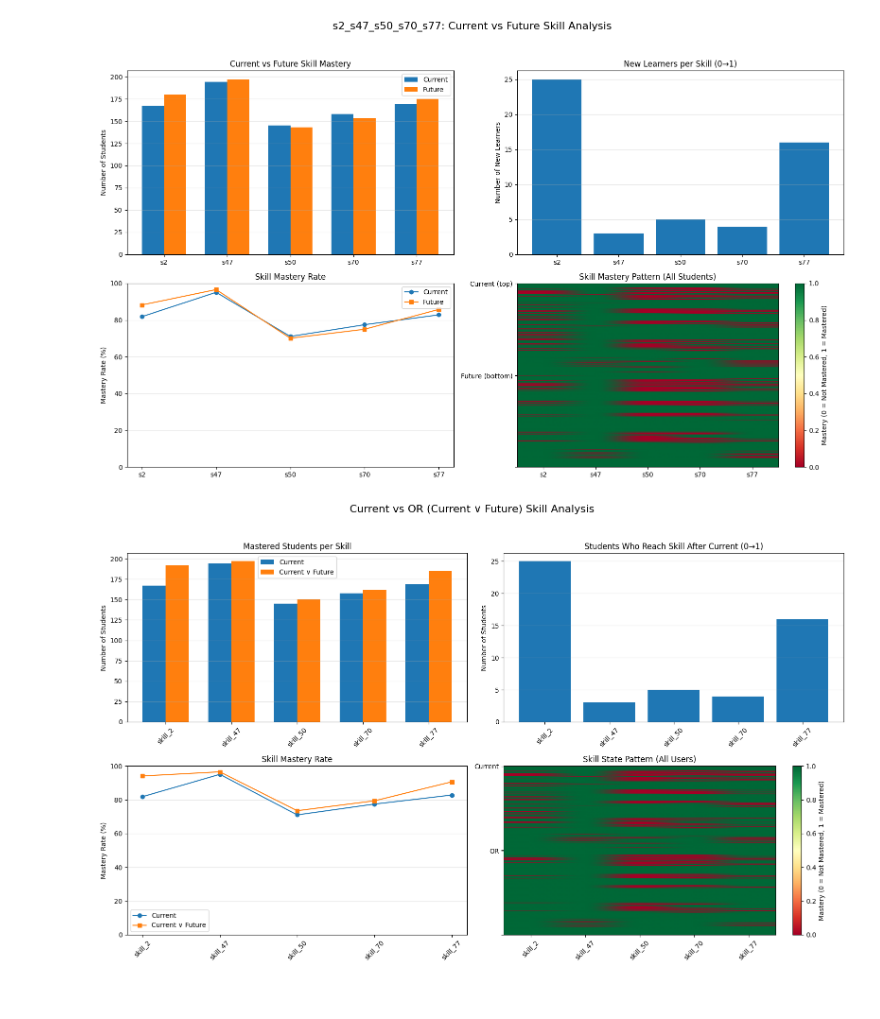
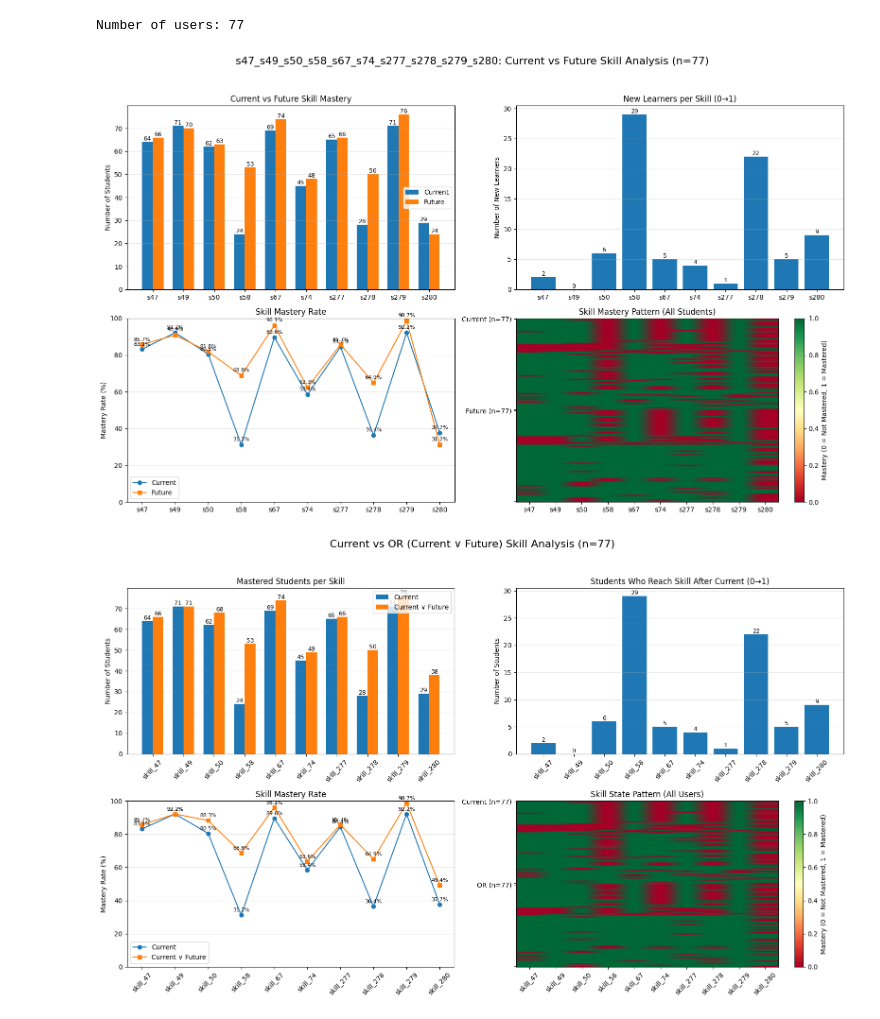
Before and after one commit to ryosukeaaaaa/master_research, a Jupyter notebook: notebooks/assistments_2009_2010/first_all_skillstate_estimate.ipynb, the cells around one changed output. Cells and saved outputs as stored; diff of their text form; code cells hidden in the pictures.

```diff
--- a/notebooks/assistments_2009_2010/first_all_skillstate_estimate.ipynb
+++ b/notebooks/assistments_2009_2010/first_all_skillstate_estimate.ipynb
@@ -3,7 +3,7 @@ from pathlib import Path
 import pandas as pd
 
 # === ここだけ変更すればOK ===
-target_skills = [2, 47, 50, 70, 77]
+target_skills = [47, 49, 50, 58, 67, 74, 277, 278, 279, 280]
 # ===========================
 
 base_dir = Path("../../data/processed/assistments_2009_2010/first_all_dina_estimation")
@@ -56,6 +57,7 @@ skills = sorted(set(target_skills))
 skill_labels = [f"s{s}" for s in skills]
 x = np.arange(len(skills))
 n_users = len(df)
+print("Number of users:", n_users)
 
 # ===== 集計 =====
 cur_counts = np.array([df[f"skill_{s}_cur"].sum() for s in skills])
@@ -78,14 +80,14 @@ heatmap_data = np.vstack([
 # ===== 図作成 =====
 fig, axes = plt.subplots(2, 2, figsize=(16, 10))
 fig.suptitle(
-    f"{'_'.join(skill_labels)}: Current vs Future Skill Analysis",
+    f"{'_'.join(skill_labels)}: Current vs Future Skill Analysis (n={n_users})",
     fontsize=16
 )
 
 # ---- (1) 習得人数（Current vs Future）----
 width = 0.35
-axes[0, 0].bar(x - width/2, cur_counts, width, label="Current")
-axes[0, 0].bar(x + width/2, fut_counts, width, label="Future")
+bars1 = axes[0, 0].bar(x - width/2, cur_counts, width, label="Current")
+bars2 = axes[0, 0].bar(x + width/2, fut_counts, width, label="Future")
 axes[0, 0].set_xticks(x)
 axes[0, 0].set_xticklabels(skill_labels)
 axes[0, 0].set_ylabel("Number of Students")
@@ -93,13 +95,32 @@ axes[0, 0].set_title("Current vs Future Skill Mastery")
 axes[0, 0].legend()
 axes[0, 0].grid(axis="y", alpha=0.3)
 
+# 数値ラベルを追加
+for bar in bars1:
+    height = bar.get_height()
+    axes[0, 0].text(bar.get_x() + bar.get_width()/2., height,
+                    f'{int(height)}',
+                    ha='center', va='bottom', fontsize=9)
+for bar in bars2:
+    height = bar.get_height()
+    axes[0, 0].text(bar.get_x() + bar.get_width()/2., height,
+                    f'{int(height)}',
+                    ha='center', va='bottom', fontsize=9)
+
 # ---- (2) 新規習得者数（0→1）----
-axes[0, 1].bar(x, new_learners)
+bars3 = axes[0, 1].bar(x, new_learners)
 axes[0, 1].set_xticks(x)
 axes[0, 1].set_xticklabels(skill_labels)
 axes[0, 1].set_ylabel("Number of New Learners")
 axes[0, 1].set_title("New Learners per Skill (0→1)")
 axes[0, 1].grid(axis="y", alpha=0.3)
+
+# 数値ラベルを追加
+for bar in bars3:
+    height = bar.get_height()
+    axes[0, 1].text(bar.get_x() + bar.get_width()/2., height,
+                    f'{int(height)}',
+                    ha='center', va='bottom', fontsize=9)
 
 # ---- (3) 習得率（％）----
 axes[1, 0].plot(x, cur_rate, marker="o", label="Current")
@@ -112,6 +133,11 @@ axes[1, 0].set_title("Skill Mastery Rate")
 axes[1, 0].legend()
 axes[1, 0].grid(axis="y", alpha=0.3)
 
+# パーセンテージラベルを追加
+for i, (cr, fr) in enumerate(zip(cur_rate, fut_rate)):
+    axes[1, 0].text(i, cr + 2, f'{cr:.1f}%', ha='center', fontsize=8)
+    axes[1, 0].text(i, fr + 2, f'{fr:.1f}%', ha='center', fontsize=8)
+
 # ---- (4) スキル状態ヒートマップ（サンプル表示）----
 im = axes[1, 1].imshow(
     heatmap_data,
@@ -123,7 +149,7 @@ im = axes[1, 1].imshow(
 axes[1, 1].set_xticks(np.arange(len(skills)))
 axes[1, 1].set_xticklabels(skill_labels)
 axes[1, 1].set_yticks([0, n_users - 1, n_users, 2*n_users - 1])
-axes[1, 1].set_yticklabels(["Current (top)", "", "Future (bottom)", ""])
+axes[1, 1].set_yticklabels([f"Current (n={n_users})", "", f"Future (n={n_users})", ""])
 axes[1, 1].set_title("Skill Mastery Pattern (All Students)")
 
 cbar = fig.colorbar(im, ax=axes[1, 1])
@@ -132,7 +158,8 @@ cbar.set_label("Mastery (0 = Not Mastered, 1 = Mastered)")
 plt.tight_layout(rect=[0, 0, 1, 0.95])
 plt.show()
 # %% [output]
+Number of users: 77
-[figure, old version]
+[figure, new version]
 # %%
 import numpy as np
 import pandas as pd
@@ -171,12 +198,13 @@ heatmap_data = np.vstack([
 
 # ===== 可視化 =====
 fig, axes = plt.subplots(2, 2, figsize=(16, 10))
-fig.suptitle("Current vs OR (Current ∨ Future) Skill Analysis", fontsize=16)
+fig.suptitle(f"Current vs OR (Current ∨ Future) Skill Analysis (n={n_users})", fontsize=16)
+
 
 # (1) 習得人数
 width = 0.35
-axes[0, 0].bar(x - width/2, cur_counts, width, label="Current")
-axes[0, 0].bar(x + width/2, or_counts,  width, label="Current ∨ Future")
+bars1 = axes[0, 0].bar(x - width/2, cur_counts, width, label="Current")
+bars2 = axes[0, 0].bar(x + width/2, or_counts,  width, label="Current ∨ Future")
 axes[0, 0].set_xticks(x)
 axes[0, 0].set_xticklabels(skills, rotation=45)
 axes[0, 0].set_ylabel("Number of Students")
@@ -184,43 +212,67 @@ axes[0, 0].set_title("Mastered Students per Skill")
 axes[0, 0].legend()
 axes[0, 0].grid(axis="y", alpha=0.3)
 
+# 数値ラベルを追加
+for bar in bars1:
+    height = bar.get_height()
+    axes[0, 0].text(bar.get_x() + bar.get_width()/2., height,
+                    f'{int(height)}',
+                    ha='center', va='bottom', fontsize=9)
+for bar in bars2:
+    height = bar.get_height()
+    axes[0, 0].text(bar.get_x() + bar.get_width()/2., height,
+                    f'{int(height)}',
+                    ha='center', va='bottom', fontsize=9)
+
 # (2) 新規到達者（0→1）
-axes[0, 1].bar(x, new_reachers)
+bars3 = axes[0, 1].bar(x, new_reachers)
 axes[0, 1].set_xticks(x)
 axes[0, 1].set_xticklabels(skills, rotation=45)
 axes[0, 1].set_ylabel("Number of Students")
 axes[0, 1].set_title("Students Who Reach Skill After Current (0→1)")
 axes[0, 1].grid(axis="y", alpha=0.3)
+
+# 数値ラベルを追加
+for bar in bars3:
+    height = bar.get_height()
+    axes[0, 1].text(bar.get_x() + bar.get_width()/2., height,
+                    f'{int(height)}',
+                    ha='center', va='bottom', fontsize=9)
 
 # (3) 習得率
 axes[1, 0].plot(x, cur_rate, marker="o", label="Current")
 axes[1, 0].plot(x, or_rate,  marker="s", label="Current ∨ Future")
 axes[1, 0].set_xticks(x)
 axes[1, 0].set_xticklabels(skills, rotation=45)
 axes[1, 0].set_ylabel("Mastery Rate (%)")
 axes[1, 0].set_ylim(0, 100)
 axes[1, 0].set_title("Skill Mastery Rate")
 axes[1, 0].legend()
 axes[1, 0].grid(axis="y", alpha=0.3)
 
+# パーセンテージラベルを追加
+for i, (cr, or_r) in enumerate(zip(cur_rate, or_rate)):
+    axes[1, 0].text(i, cr + 2, f'{cr:.1f}%', ha='center', fontsize=8)
+    axes[1, 0].text(i, or_r + 2, f'{or_r:.1f}%', ha='center', fontsize=8)
+
 # (4) スキル状態ヒートマップ
 im = axes[1, 1].imshow(
     heatmap_data,
     aspect="auto",
     cmap="RdYlGn",
     vmin=0,
     vmax=1
 )
 axes[1, 1].set_xticks(x)
 axes[1, 1].set_xticklabels(skills, rotation=45)
 axes[1, 1].set_yticks([0, n_users-1, n_users, 2*n_users-1])
-axes[1, 1].set_yticklabels(["Current", "", "OR", ""])
+axes[1, 1].set_yticklabels([f"Current (n={n_users})", "", f"OR (n={n_users})", ""])
 axes[1, 1].set_title("Skill State Pattern (All Users)")
 
 cbar = fig.colorbar(im, ax=axes[1, 1])
 cbar.set_label("Mastery (0 = Not Mastered, 1 = Mastered)")
 
 plt.tight_layout(rect=[0, 0, 1, 0.95])
 plt.show()
 # %% [output]
-[figure, old version]
+[figure, new version]
```
Also changed, not shown: parts of 2 cells of this notebook, 44 other files.
